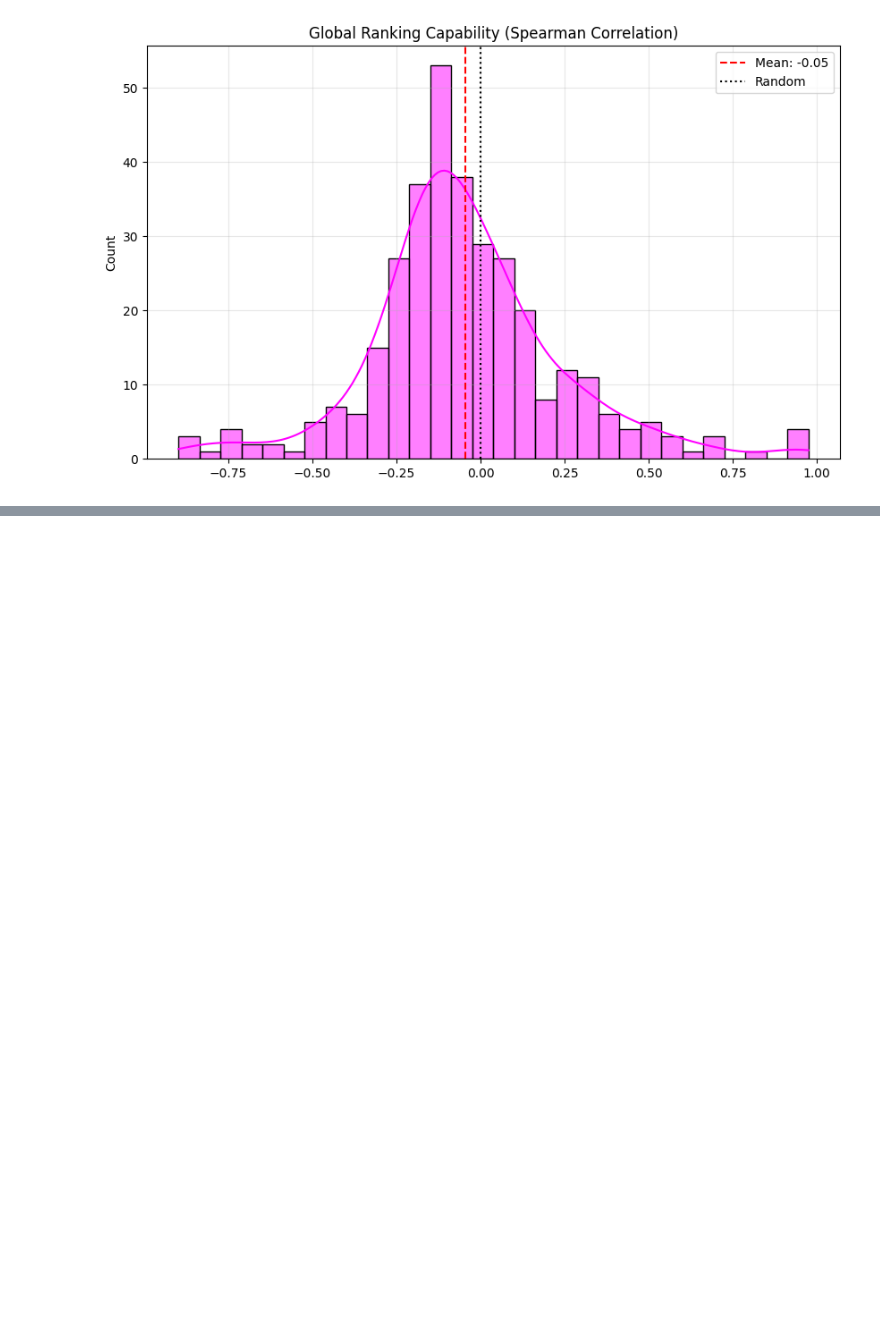
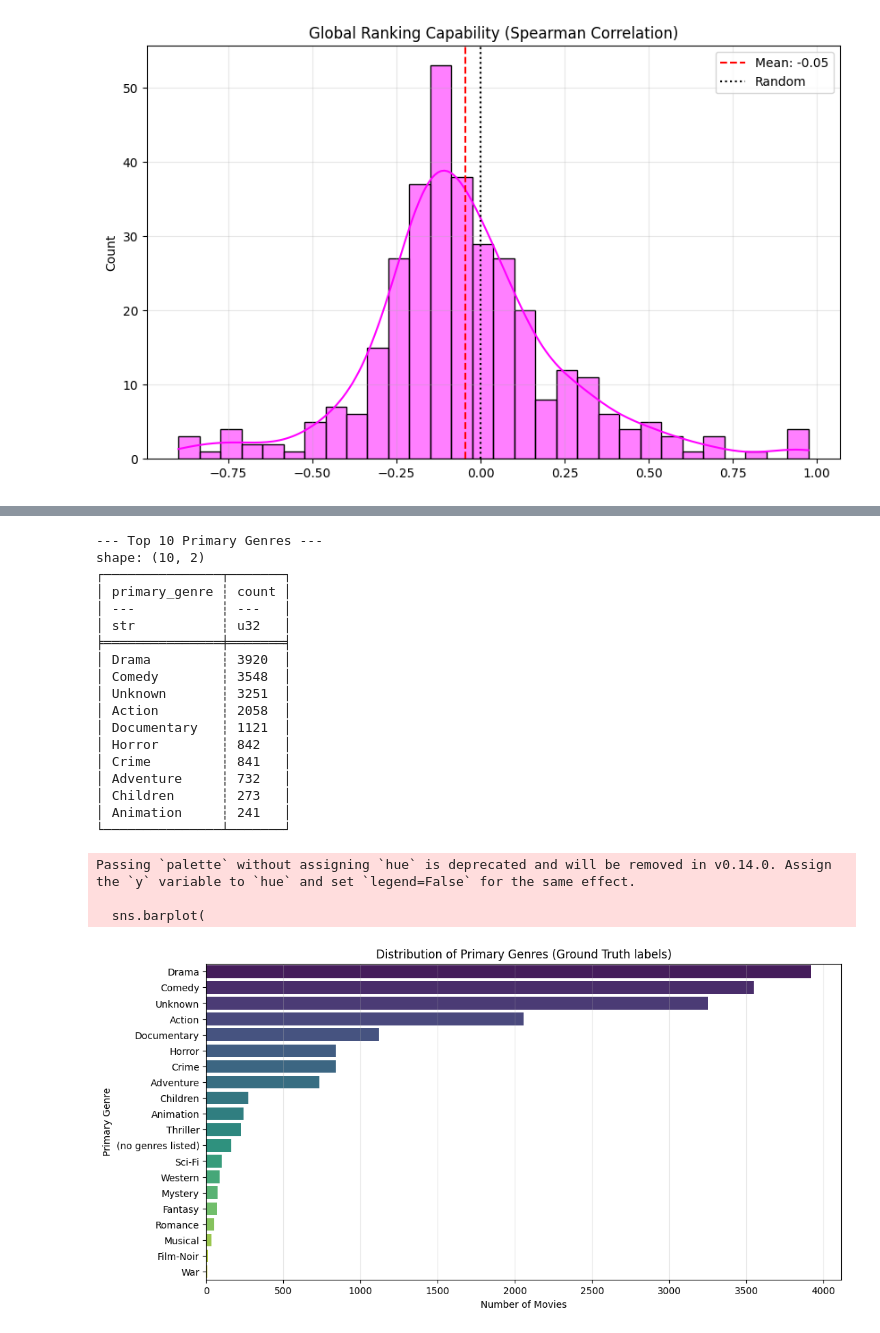
Before and after one commit to osquera/02807_Project, a Jupyter notebook: src/02807_project/embeddings_openai.ipynb, the cells around one changed output, grey strips where cells are left out. Cells and saved outputs as stored; diff of their text form; code cells hidden in the pictures; blank space fills up the shorter version.

```diff
--- a/src/02807_project/embeddings_openai.ipynb
+++ b/src/02807_project/embeddings_openai.ipynb
@@ -483,0 +526,59 @@ Global Average Correlation: -0.0451
+# %%
+import polars as pl
+import matplotlib.pyplot as plt
+import seaborn as sns
+
+
+df_primary = df_combined.with_columns(
+    pl.col("lm_genre").str.split("|").list.get(0).fill_null("Unknown").alias("primary_genre")
+)
+
+genre_counts = (
+    df_primary
+    .group_by("primary_genre")
+    .count()
+    .sort("count", descending=True)
+)
+
+print("--- Top 10 Primary Genres ---")
+print(genre_counts.head(10))
+
+
+pdf = genre_counts.to_pandas()
+
+plt.figure(figsize=(12, 6))
+sns.barplot(
+    data=pdf,
+    x="count",
+    y="primary_genre",
+    palette="viridis"
+)
+
+plt.title("Distribution of Primary Genres (Ground Truth labels)")
+plt.xlabel("Number of Movies")
+plt.ylabel("Primary Genre")
+plt.grid(axis='x', alpha=0.3)
+plt.show()
+# %% [output]
+--- Top 10 Primary Genres ---
+shape: (10, 2)
+┌───────────────┬───────┐
+│ primary_genre ┆ count │
+│ ---           ┆ ---   │
+│ str           ┆ u32   │
+╞═══════════════╪═══════╡
+│ Drama         ┆ 3920  │
+│ Comedy        ┆ 3548  │
+│ Unknown       ┆ 3251  │
+│ Action        ┆ 2058  │
+│ Documentary   ┆ 1121  │
+│ Horror        ┆ 842   │
+│ Crime         ┆ 841   │
+│ Adventure     ┆ 732   │
+│ Children      ┆ 273   │
+│ Animation     ┆ 241   │
+└───────────────┴───────┘
+Passing `palette` without assigning `hue` is deprecated and will be removed in v0.14.0. Assign the `y` variable to `hue` and set `legend=False` for the same effect.
+
+  sns.barplot(
+[figure, added]
```
Also changed, not shown: parts of 18 cells of this notebook.
